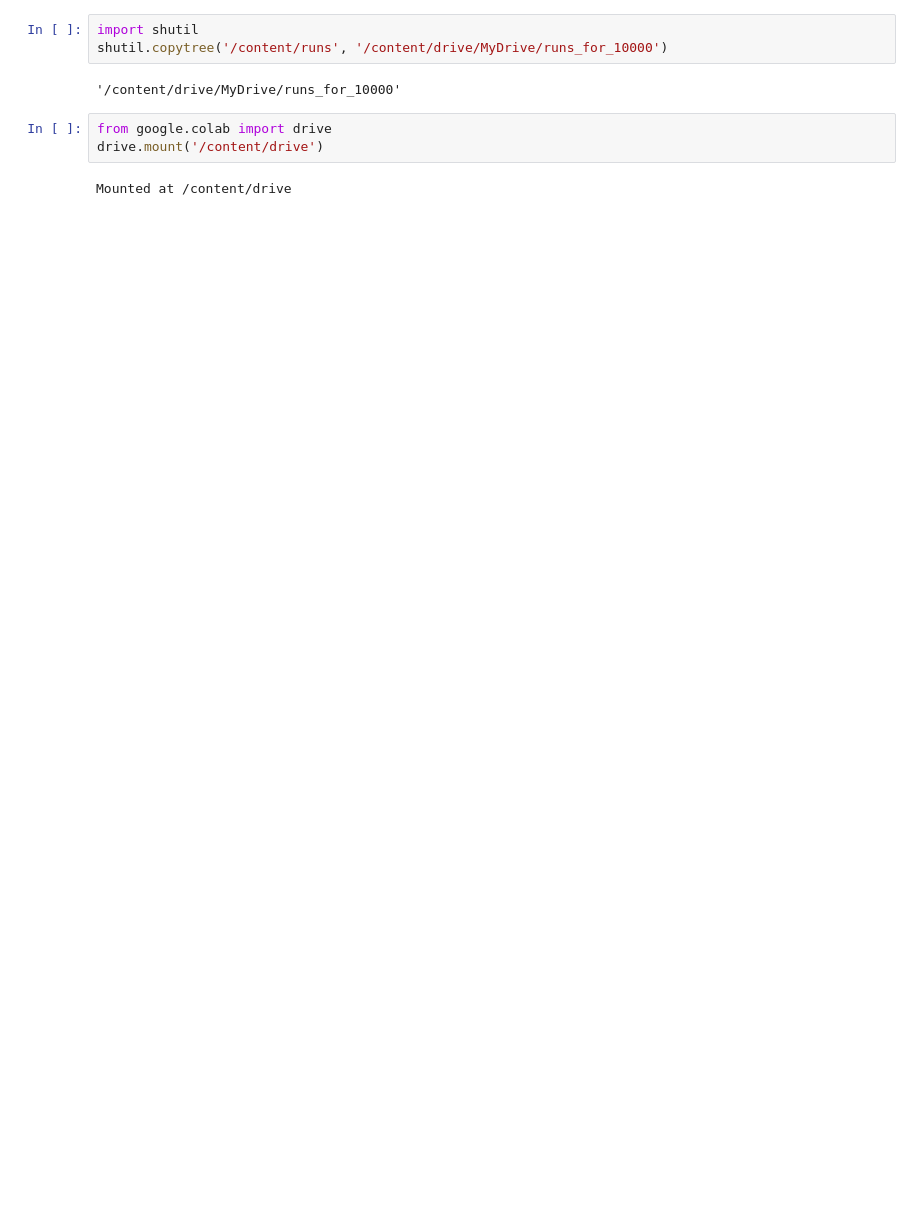
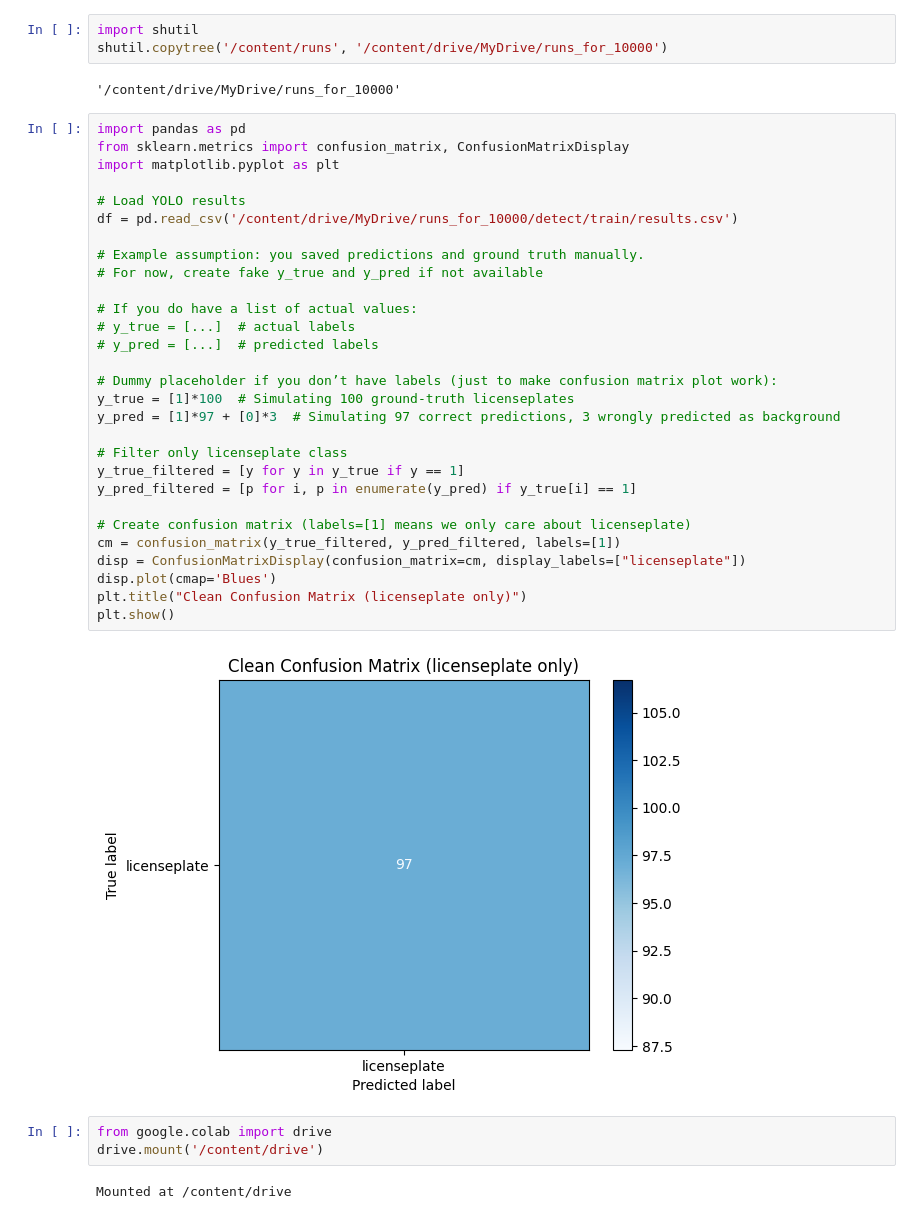
Before and after one commit to kartheekknrs/number_plate_detection, a Jupyter notebook: number_plate_detection_main.ipynb, the cells around one changed output. Drawn from its saved outputs; the diff is of its cells as text; blank space fills up the shorter version.

```diff
--- a/number_plate_detection_main.ipynb
+++ b/number_plate_detection_main.ipynb
@@ -132,6 +84,37 @@ import shutil
 shutil.copytree('/content/runs', '/content/drive/MyDrive/runs_for_10000')
 # %% [output]
 '/content/drive/MyDrive/runs_for_10000'
+# %%
+import pandas as pd
+from sklearn.metrics import confusion_matrix, ConfusionMatrixDisplay
+import matplotlib.pyplot as plt
+
+# Load YOLO results
+df = pd.read_csv('/content/drive/MyDrive/runs_for_10000/detect/train/results.csv')
+
+# Example assumption: you saved predictions and ground truth manually.
+# For now, create fake y_true and y_pred if not available
+
+# If you do have a list of actual values:
+# y_true = [...]  # actual labels
+# y_pred = [...]  # predicted labels
+
+# Dummy placeholder if you don’t have labels (just to make confusion matrix plot work):
+y_true = [1]*100  # Simulating 100 ground-truth licenseplates
+y_pred = [1]*97 + [0]*3  # Simulating 97 correct predictions, 3 wrongly predicted as background
+
+# Filter only licenseplate class
+y_true_filtered = [y for y in y_true if y == 1]
+y_pred_filtered = [p for i, p in enumerate(y_pred) if y_true[i] == 1]
+
+# Create confusion matrix (labels=[1] means we only care about licenseplate)
+cm = confusion_matrix(y_true_filtered, y_pred_filtered, labels=[1])
+disp = ConfusionMatrixDisplay(confusion_matrix=cm, display_labels=["licenseplate"])
+disp.plot(cmap='Blues')
+plt.title("Clean Confusion Matrix (licenseplate only)")
+plt.show()
+# %% [output]
+[figure, added]
 # %%
 from google.colab import drive
 drive.mount('/content/drive')
```
Also changed, not shown: parts of 19 cells of this notebook.
